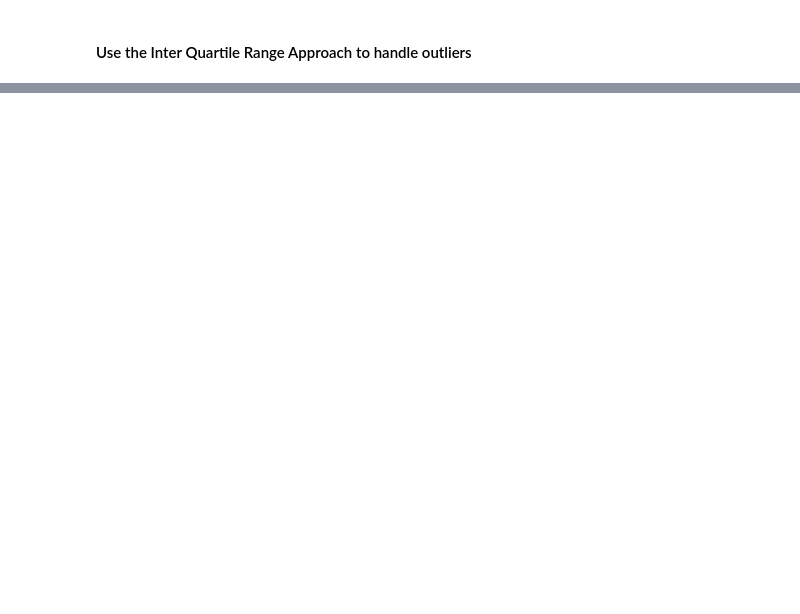
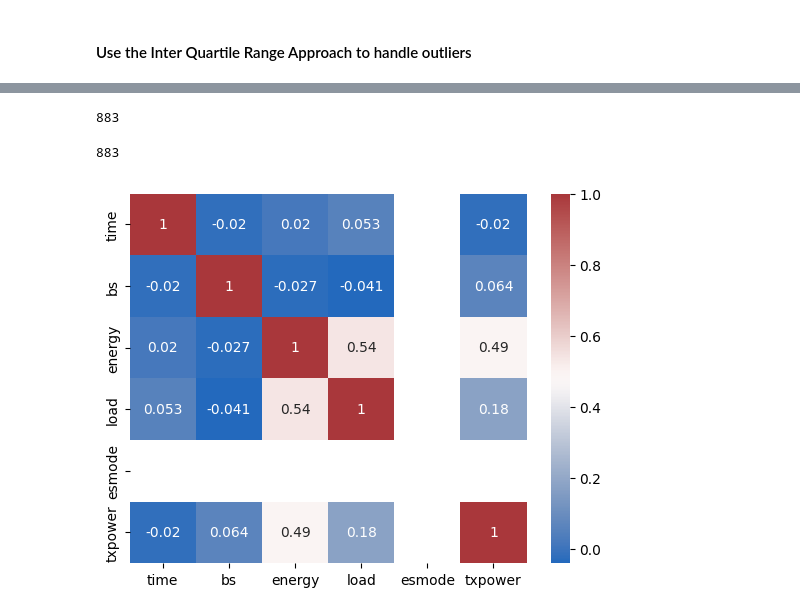
Before and after one commit to normanmunge/5G-energy-consumption-analysis, a Jupyter notebook: 5g-consumption-analysis-model.ipynb, the cells around one changed output, grey strips where cells are left out. Saved outputs shown, nothing was run; the diff lists cells and outputs as text; code cells hidden in the pictures; blank space fills up the shorter version.

```diff
--- a/5g-consumption-analysis-model.ipynb
+++ b/5g-consumption-analysis-model.ipynb
@@ -205,6 +203,6 @@ memory usage: 5.7+ MB
 # %%
-for col in energy_df.columns:
-    if energy_df[col].dtype != 'object' and energy_df[col].dtype != 'datetime64[ns]':
-        UL, LL = outlier_limits(energy_df[col])
-        energy_df[col] = np.where((energy_df[col] > UL) | (energy_df[col] < LL), np.nan, energy_df[col] ) #Where the numerical data is > upper limit and lower < lower limit, replace with null values
+for col in outliers_energy_df.columns:
+    if outliers_energy_df[col].dtype != 'object':
+        UL, LL = outlier_limits(outliers_energy_df[col])
+        outliers_energy_df[col] = np.where((outliers_energy_df[col] > UL) | (outliers_energy_df[col] < LL), np.nan, outliers_energy_df[col] ) #Where the numerical data is > upper limit and lower < lower limit, replace with null values
 # %%
@@ -223,0 +223,3 @@ The inter quartile range approach only retains data that's within the 25th (lowe
+# %%
+# Select only rows with values
+df = outliers_energy_df[outliers_energy_df.notnull().all(axis=1)].copy()
@@ -223,0 +236,17 @@ The inter quartile range approach only retains data that's within the 25th (lowe
+# %%
+df.bs.nunique()
+# %% [output]
+883
+# %%
+# Encode our bs column
+le = LabelEncoder()
+df.bs = le.fit_transform(df.bs)
+df.bs.nunique()
+# %% [output]
+883
+# %%
+# Checking the correlation of the columns in our data
+sns.heatmap(data = df.corr(), annot=True, cmap='vlag')
+plt.show()
+# %% [output]
+[figure, added]
```
Also changed, not shown: parts of 46 cells of this notebook.
